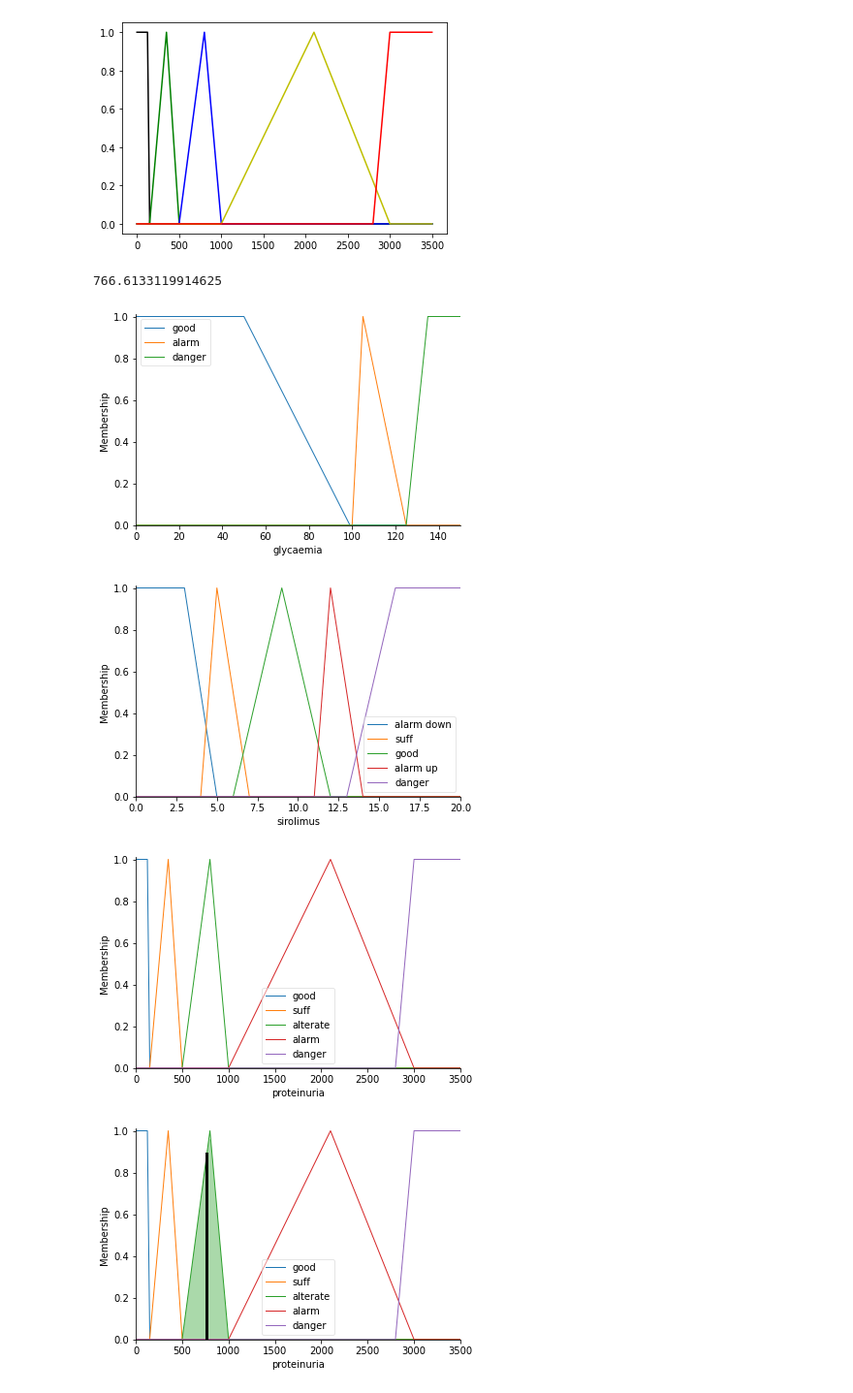
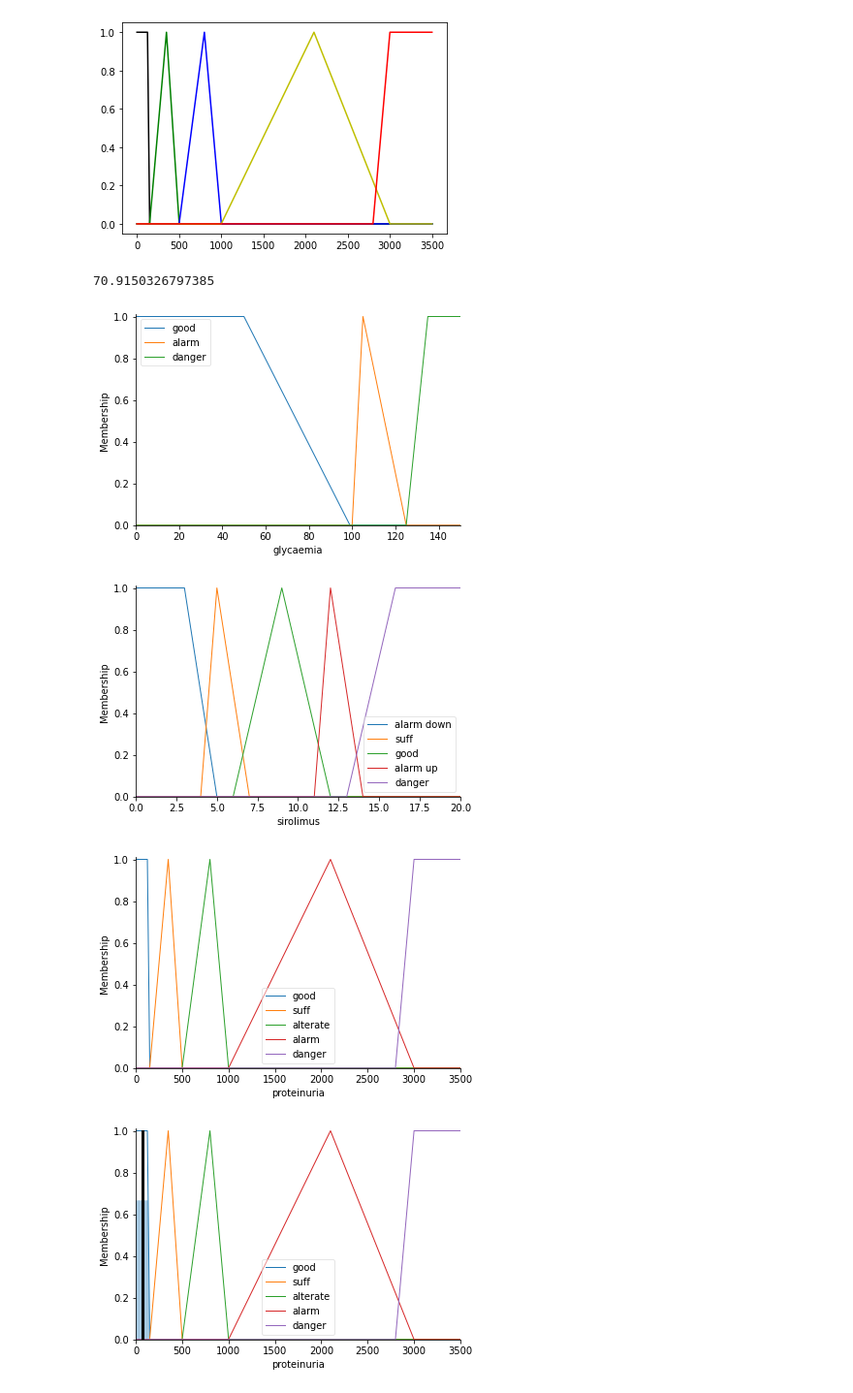
Before and after one commit to hodangtu01/HOMEWORK1---AI, a Jupyter notebook: Fuzzy_logic_based_clinical_decision_support_system_for_the_evaluation_of_renal_function_in_post_Transplant_Patients.ipynb, the cells around one changed output. Shown: that part at 97% size. Cells and saved outputs as stored; diff of their text form; code cells hidden in the pictures.

```diff
--- a/Fuzzy_logic_based_clinical_decision_support_system_for_the_evaluation_of_renal_function_in_post_Transplant_Patients.ipynb
+++ b/Fuzzy_logic_based_clinical_decision_support_system_for_the_evaluation_of_renal_function_in_post_Transplant_Patients.ipynb
@@ -93,39 +93,38 @@ sirolimus['alarm up'] = fuzz.trimf(sirolimus.universe,[11, 12 ,14])
 sirolimus['danger'] = fuzz.trapmf(sirolimus.universe,[13, 16, 20, 20])
 
 # Lấy biến proteinuria với physiological --> alarm , light, moderate,  severe --> suff, nephrotic --> danger với hàm trimf (universe) hàm phổ quát lấy giá trị mảng food để truyền vào
-# Đổi đơn vị mg sang g
 proteinuria['good'] = fuzz.trapmf(proteinuria.universe,[0, 0, 125, 150])
 proteinuria['suff'] = fuzz.trimf(proteinuria.universe,[150, 350, 500])
 proteinuria['alterate'] = fuzz.trimf(proteinuria.universe,[500, 800, 1000])
 proteinuria['alarm'] = fuzz.trimf(proteinuria.universe,[1000, 2100, 3000])
 proteinuria['danger'] = fuzz.trapmf(proteinuria.universe,[2800, 3000, 3500, 3500])
 
 glycaemia.view()
 sirolimus.view()
 proteinuria.view()
 
 # Tạo luật
 rule1 = ctrl.Rule(glycaemia['good'] & sirolimus['good'] , proteinuria['good'])
 rule2 = ctrl.Rule(glycaemia['danger'] & sirolimus['danger'] , proteinuria['danger'])
 rule3 = ctrl.Rule(glycaemia['good'] & sirolimus['suff'] , proteinuria['suff'])
 rule4 = ctrl.Rule(glycaemia['alarm'] & sirolimus['alarm up'] , proteinuria['alarm'])
 rule5 = ctrl.Rule(glycaemia['alarm'] & sirolimus['suff'] , proteinuria['alterate'])
 rule6 = ctrl.Rule(glycaemia['good'] & sirolimus['alarm up'] , proteinuria['alterate'])
 rule7 = ctrl.Rule(glycaemia['alarm'] & sirolimus['good'] , proteinuria['suff'])
 rule8 = ctrl.Rule(glycaemia['good'] & sirolimus['alarm down'] , proteinuria['suff'])
 
 # Thu thập dữ liệu ControlSystem
 # Học dữ liệu SystemSimulation --> Truyền giá trị (đọc từ cảm biến)(thường đưa vào vòng lặp để quét)-->compute để tính toán
 tipping_ctrl = ctrl.ControlSystem([rule1, rule2, rule3, rule4, rule5, rule6, rule7, rule8])
 tipping = ctrl.ControlSystemSimulation(tipping_ctrl)
-tipping.input['glycaemia'] = 52
-tipping.input['sirolimus'] = 12
+tipping.input['glycaemia'] = 40
+tipping.input['sirolimus'] = 10
 tipping.compute()
 print(tipping.output['proteinuria'])
 proteinuria.view(sim = tipping)
 # %% [output]
-766.6133119914625
+70.9150326797385
 [figure]
 [figure]
 [figure]
-[figure, old version]
+[figure, new version]
```
Also changed, not shown: parts of 2 cells of this notebook.
